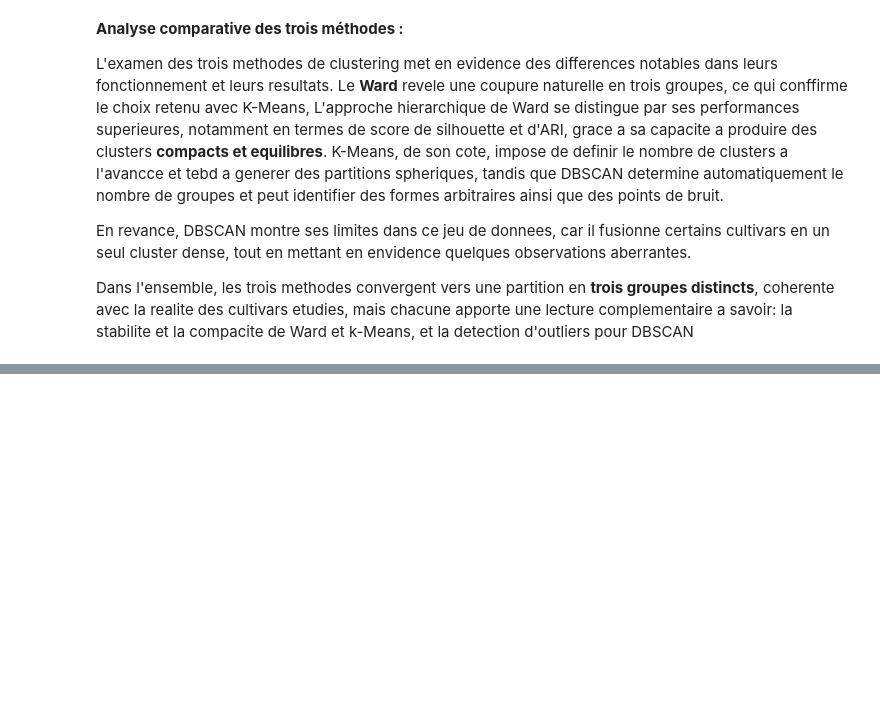
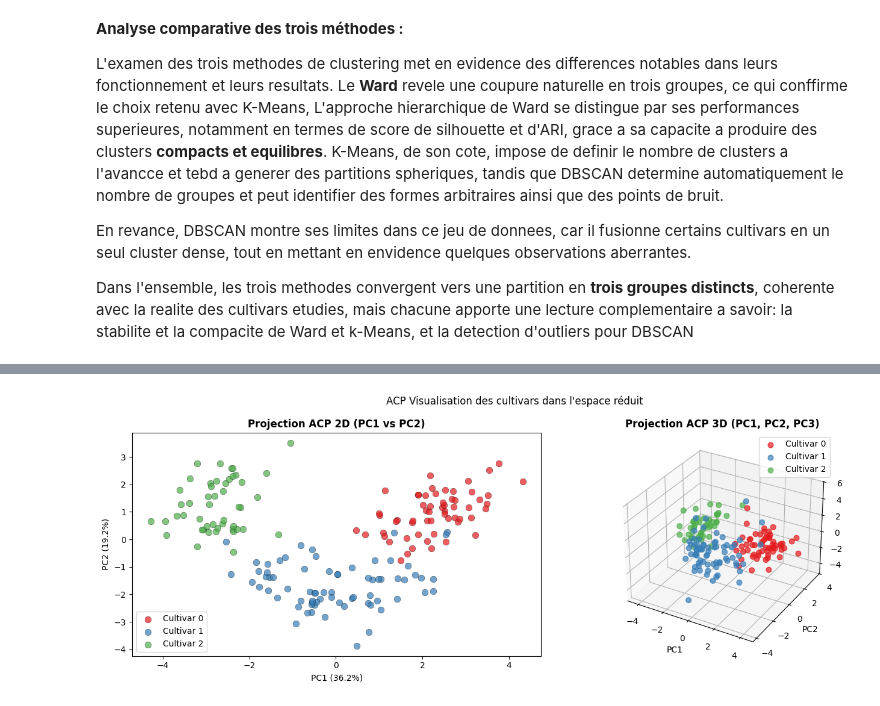
Before and after one commit to Poincare008/Wine-Exploratory-Study, a Jupyter notebook: Etude_Wine_Dataset.ipynb, the cells around one changed output, grey strips where cells are left out. Saved outputs shown, nothing was run; the diff lists cells and outputs as text; code cells hidden in the pictures; blank space fills up the shorter version.

```diff
--- a/partie1_JP.ipynb
+++ b/Etude_Wine_Dataset.ipynb
@@ -487,0 +531,33 @@ Dans l'ensemble, les trois methodes convergent vers une partition en **trois gro
+# %%
+# Projection ACP 2D et 3D avec les vrais cultivars
+X_pca3 = PCA(n_components=3, random_state=42).fit_transform(X_scaled)
+
+fig = plt.figure(figsize=(14, 5))
+colors_target = ['#e41a1c', '#377eb8', '#4daf4a']
+labels_target = ['Cultivar 0', 'Cultivar 1', 'Cultivar 2']
+
+# Projection 2D (PC1 vs PC2)
+ax1 = fig.add_subplot(1, 2, 1)
+for c in range(3):
+    mask = df['target'] == c
+    ax1.scatter(X_pca2[mask, 0], X_pca2[mask, 1], c=colors_target[c],
+                label=labels_target[c], alpha=0.7, edgecolors='k', linewidths=0.3, s=60)
+ax1.set_title("Projection ACP 2D (PC1 vs PC2)", fontweight='bold')
+ax1.set_xlabel(f"PC1 ({variance_ratio[0]*100:.1f}%)"); ax1.set_ylabel(f"PC2 ({variance_ratio[1]*100:.1f}%)")
+ax1.legend()
+
+# Projection 3D (PC1, PC2, PC3)
+ax2 = fig.add_subplot(1, 2, 2, projection='3d')
+for c in range(3):
+    mask = df['target'] == c
+    ax2.scatter(X_pca3[mask, 0], X_pca3[mask, 1], X_pca3[mask, 2],
+                c=colors_target[c], label=labels_target[c], alpha=0.7, s=40)
+ax2.set_title("Projection ACP 3D (PC1, PC2, PC3)", fontweight='bold')
+ax2.set_xlabel("PC1"); ax2.set_ylabel("PC2"); ax2.set_zlabel("PC3")
+ax2.legend()
+
+plt.suptitle("ACP Visualisation des cultivars dans l'espace réduit", fontsize=12)
+plt.tight_layout()
+plt.show()
+# %% [output]
+[figure, added]
```
Also changed, not shown: parts of 10 cells of this notebook, 1 other file.
